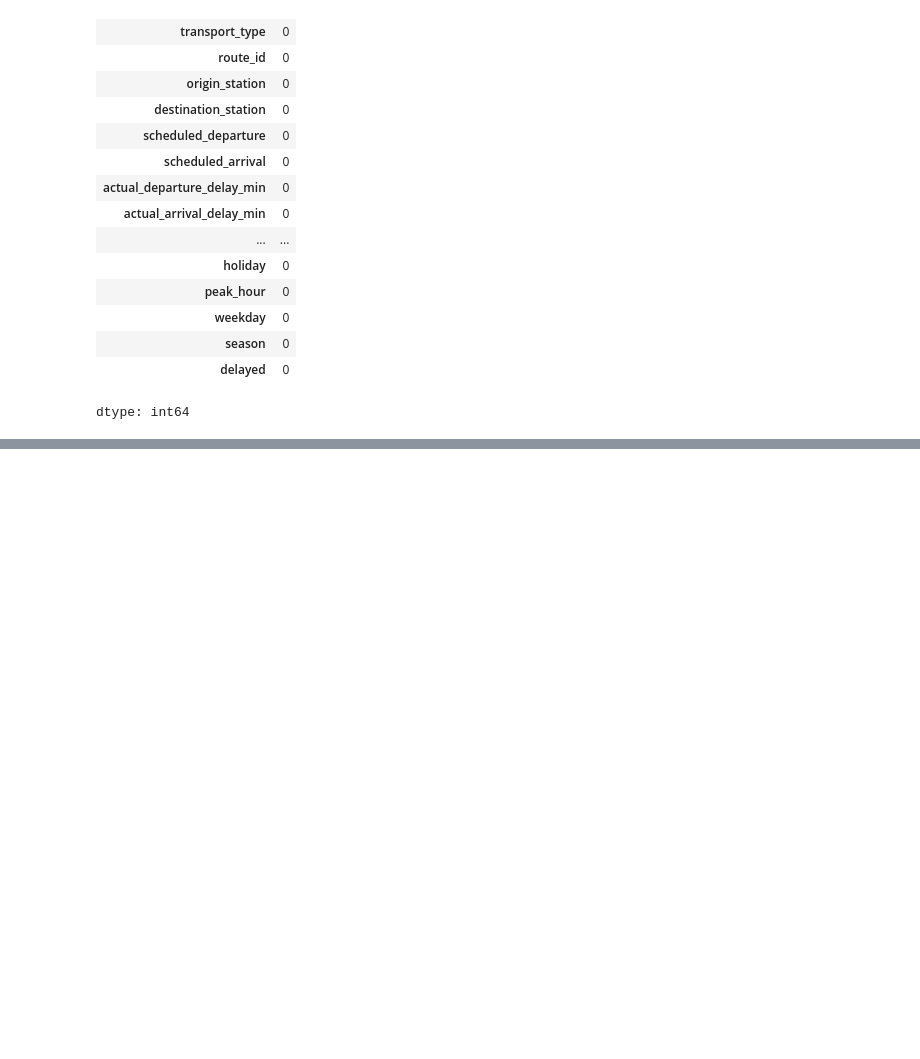
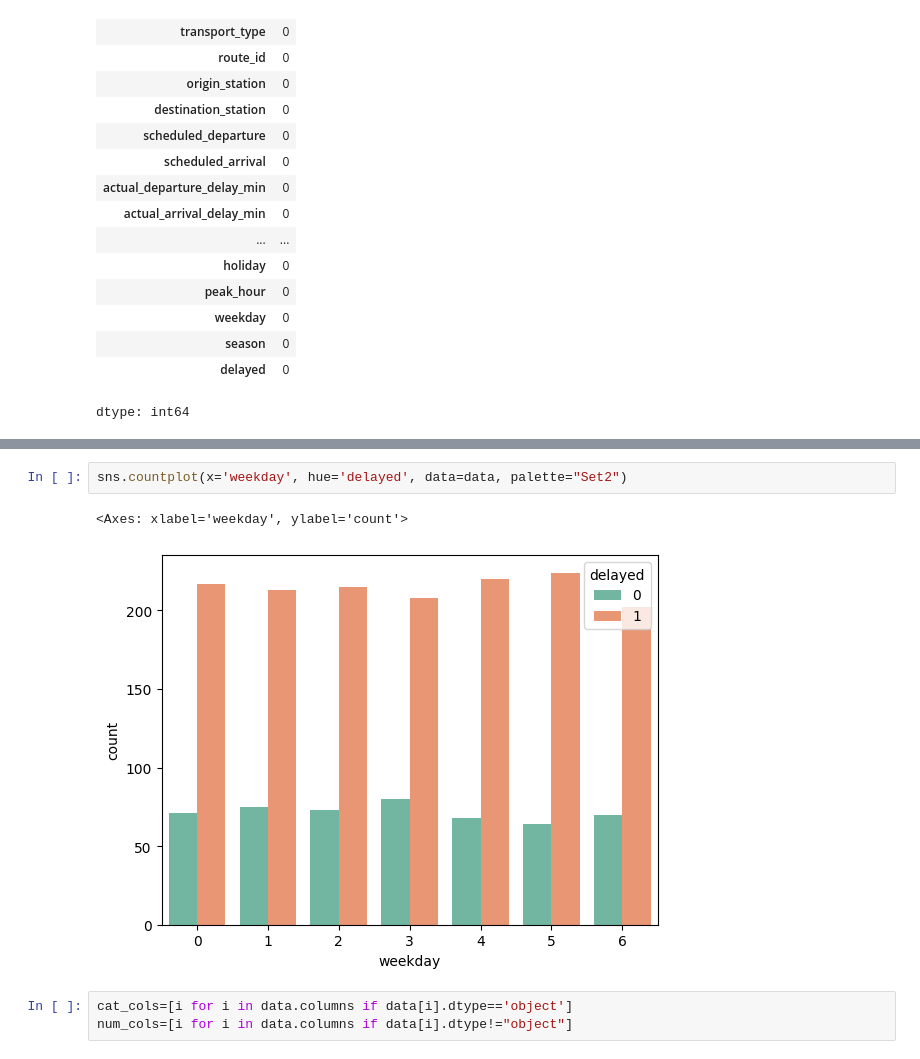
Before and after one commit to lalitha-sahitya/Public-Transport-Delays-Prediction, a Jupyter notebook: Public_Transport_Delays_Prediction.ipynb, the cells around one changed output, grey strips where cells are left out. Cells and saved outputs as stored; diff of their text form; blank space fills up the shorter version.

```diff
--- a/Public_Transport_Delays_Prediction.ipynb
+++ b/Public_Transport_Delays_Prediction.ipynb
@@ -147,0 +174,8 @@ dtype: int64
+# %%
+sns.countplot(x='weekday', hue='delayed', data=data, palette="Set2")
+# %% [output]
+<Axes: xlabel='weekday', ylabel='count'>
+[figure, added]
+# %%
+cat_cols=[i for i in data.columns if data[i].dtype=='object']
+num_cols=[i for i in data.columns if data[i].dtype!="object"]
```
Also changed, not shown: parts of 8 cells of this notebook.
